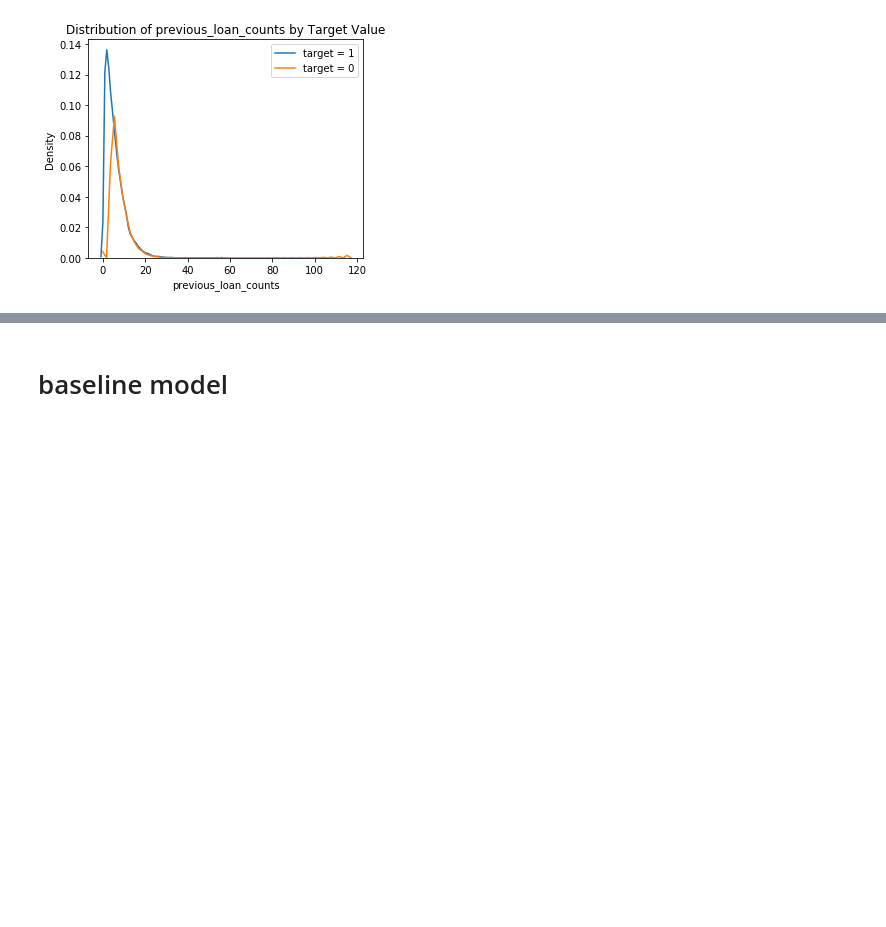
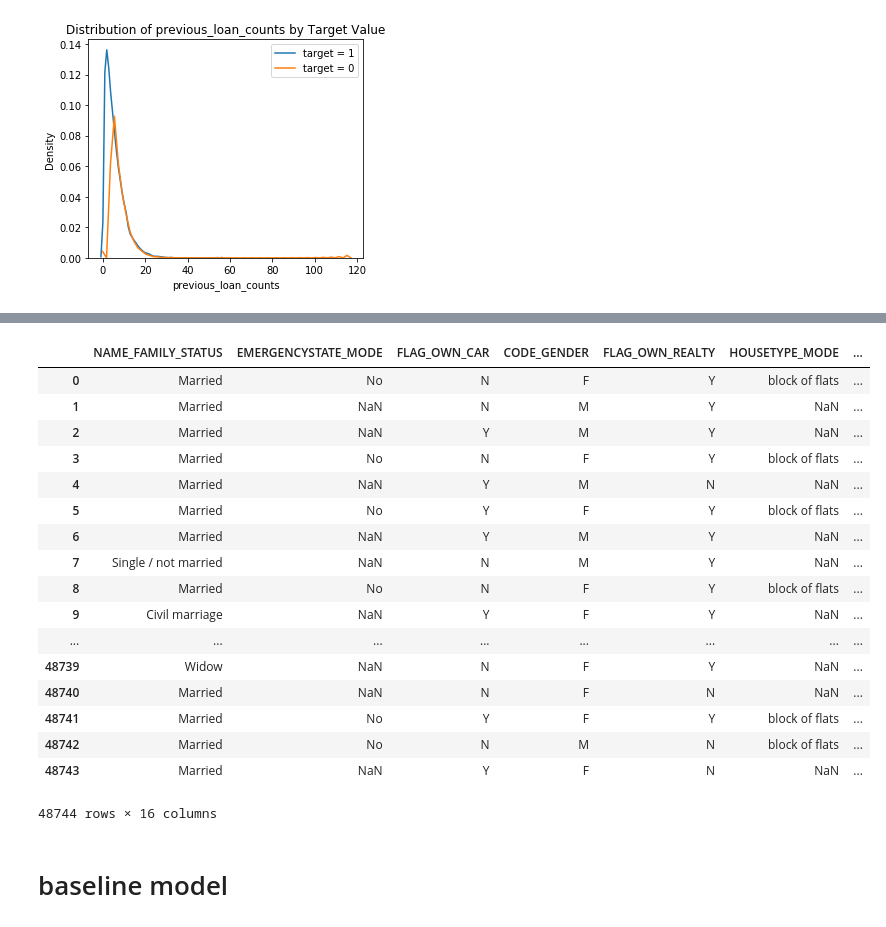
Before and after one commit to KienVu2368/tabint, a Jupyter notebook: nbs/home_credit.ipynb, the cells around one changed output, grey strips where cells are left out. Drawn from its saved outputs; the diff is of its cells as text; code cells hidden in the pictures; blank space fills up the shorter version.

```diff
--- a/nbs/home_credit.ipynb
+++ b/nbs/home_credit.ipynb
@@ -318,0 +345,2 @@ kde_new.plot()
+# %%
+def cat_cols(df): return list(set(df.columns) - set(df._get_numeric_data().columns))
@@ -319,3 +366,24 @@ kde_new.plot()
+# %%
+app_test[cat_cols(app_test)] #.unique()
+# %% [output]
+|  | NAME_FAMILY_STATUS | EMERGENCYSTATE_MODE | FLAG_OWN_CAR | CODE_GENDER | FLAG_OWN_REALTY | HOUSETYPE_MODE | ... |
+| 0 | Married | No | N | F | Y | block of flats | ... |
+| 1 | Married | NaN | N | M | Y | NaN | ... |
+| 2 | Married | NaN | Y | M | Y | NaN | ... |
+| 3 | Married | No | N | F | Y | block of flats | ... |
+| 4 | Married | NaN | Y | M | N | NaN | ... |
+| 5 | Married | No | Y | F | Y | block of flats | ... |
+| 6 | Married | NaN | Y | M | Y | NaN | ... |
+| 7 | Single / not married | NaN | N | M | Y | NaN | ... |
+| 8 | Married | No | N | F | Y | block of flats | ... |
+| 9 | Civil marriage | NaN | Y | F | Y | NaN | ... |
+| ... | ... | ... | ... | ... | ... | ... | ... |
+| 48739 | Widow | NaN | N | F | Y | NaN | ... |
+| 48740 | Married | NaN | N | F | N | NaN | ... |
+| 48741 | Married | No | Y | F | Y | block of flats | ... |
+| 48742 | Married | No | N | M | N | block of flats | ... |
+| 48743 | Married | NaN | Y | F | N | NaN | ... |
+48744 rows × 16 columns
 # %% [markdown]
 # baseline model
 # %%
```
Also changed, not shown: parts of 40 cells of this notebook, 2 other files.
